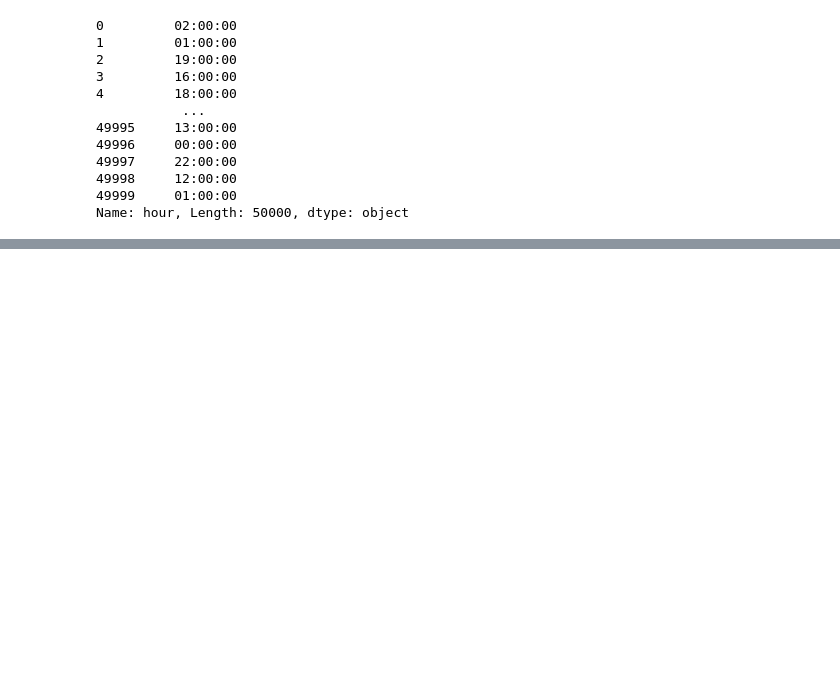
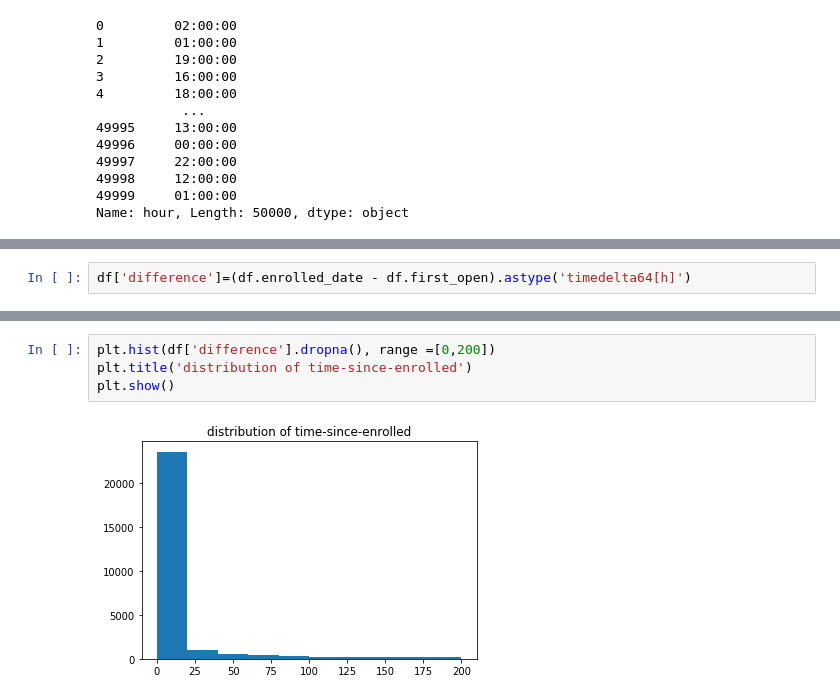
Before and after one commit to Temitope10/App-behaviour, a Jupyter notebook: app.ipynb, the cells around one changed output, grey strips where cells are left out. Drawn from its saved outputs; the diff is of its cells as text; blank space fills up the shorter version.

```diff
--- a/app.ipynb
+++ b/app.ipynb
@@ -93,0 +159,2 @@ NameError: name 'df2' is not defined
+# %%
+df['difference']=(df.enrolled_date - df.first_open).astype('timedelta64[h]')
@@ -93,0 +170,6 @@ NameError: name 'df2' is not defined
+# %%
+plt.hist(df['difference'].dropna(), range =[0,200])
+plt.title('distribution of time-since-enrolled')
+plt.show()
+# %% [output]
+[figure, added]
```
Also changed, not shown: parts of 19 cells of this notebook.
